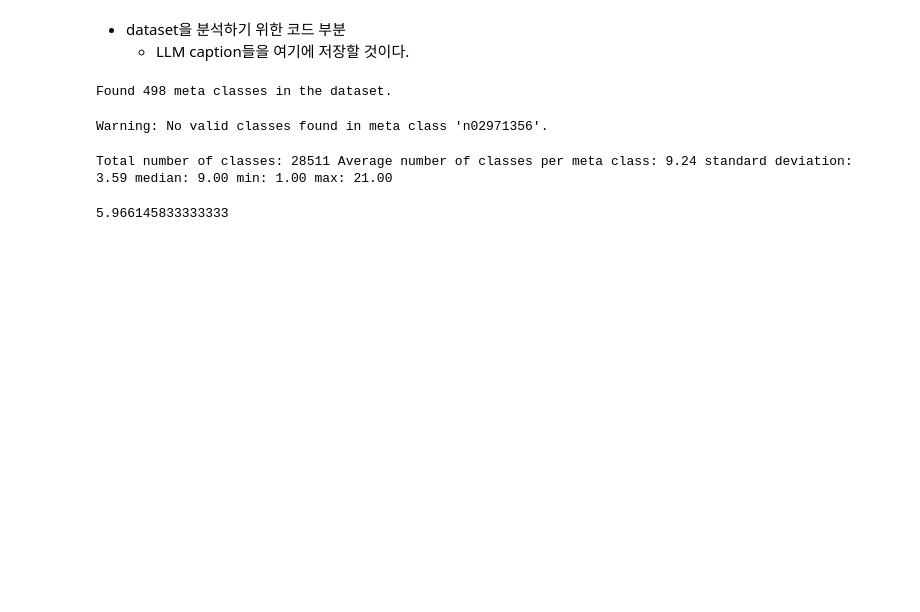
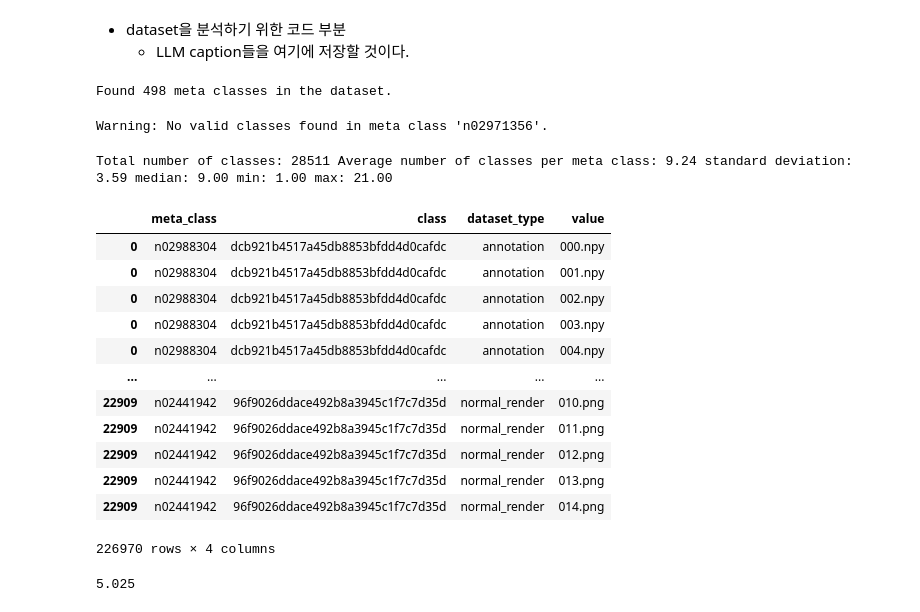
Before and after one commit to semyeong-yu/3DAnything, a Jupyter notebook: debug/dataset_analysis.ipynb, the cells around one changed output. Drawn from its saved outputs; the diff is of its cells as text; code cells hidden in the pictures; blank space fills up the shorter version.

```diff
--- a/debug/dataset_analysis.ipynb
+++ b/debug/dataset_analysis.ipynb
@@ -8,7 +8,7 @@ import numpy as np
 # %%
 # dataset main path
 data_root = "/workspace/data/3ddst/train"
-dataset_types = ["annotation", "cannyedge_render", "depth", "image_render", "normal_render", "caption"]
+dataset_types = ["annotation", "cannyedge_render", "depth", "image_render", "normal_render"]
 # %%
 meta_class_list = [
     d for d in os.listdir(data_root)
@@ -81,7 +81,23 @@ df = pd.DataFrame(data)
 df = df.explode("value")  # explode the list of filenames into separate rows
 # df.set_index(["class", "dataset_type"], inplace=True)
 df.to_csv(os.path.join("./data", "3ddst.csv"), index=False)
+# %%
+df
+# %% [output]
+|  | meta_class | class | dataset_type | value |
+| 0 | n02988304 | dcb921b4517a45db8853bfdd4d0cafdc | annotation | 000.npy |
+| 0 | n02988304 | dcb921b4517a45db8853bfdd4d0cafdc | annotation | 001.npy |
+| 0 | n02988304 | dcb921b4517a45db8853bfdd4d0cafdc | annotation | 002.npy |
+| 0 | n02988304 | dcb921b4517a45db8853bfdd4d0cafdc | annotation | 003.npy |
+| 0 | n02988304 | dcb921b4517a45db8853bfdd4d0cafdc | annotation | 004.npy |
+| ... | ... | ... | ... | ... |
+| 22909 | n02441942 | 96f9026ddace492b8a3945c1f7c7d35d | normal_render | 010.png |
+| 22909 | n02441942 | 96f9026ddace492b8a3945c1f7c7d35d | normal_render | 011.png |
+| 22909 | n02441942 | 96f9026ddace492b8a3945c1f7c7d35d | normal_render | 012.png |
+| 22909 | n02441942 | 96f9026ddace492b8a3945c1f7c7d35d | normal_render | 013.png |
+| 22909 | n02441942 | 96f9026ddace492b8a3945c1f7c7d35d | normal_render | 014.png |
+226970 rows × 4 columns
 # %%
-len(df) * 10 / (6 * 8 * 16 * 60)
+len(df) / (6 * 8 * 16 * 60)
 # %% [output]
-5.966145833333333
+5.025
```
Also changed, not shown: 2 other files.
